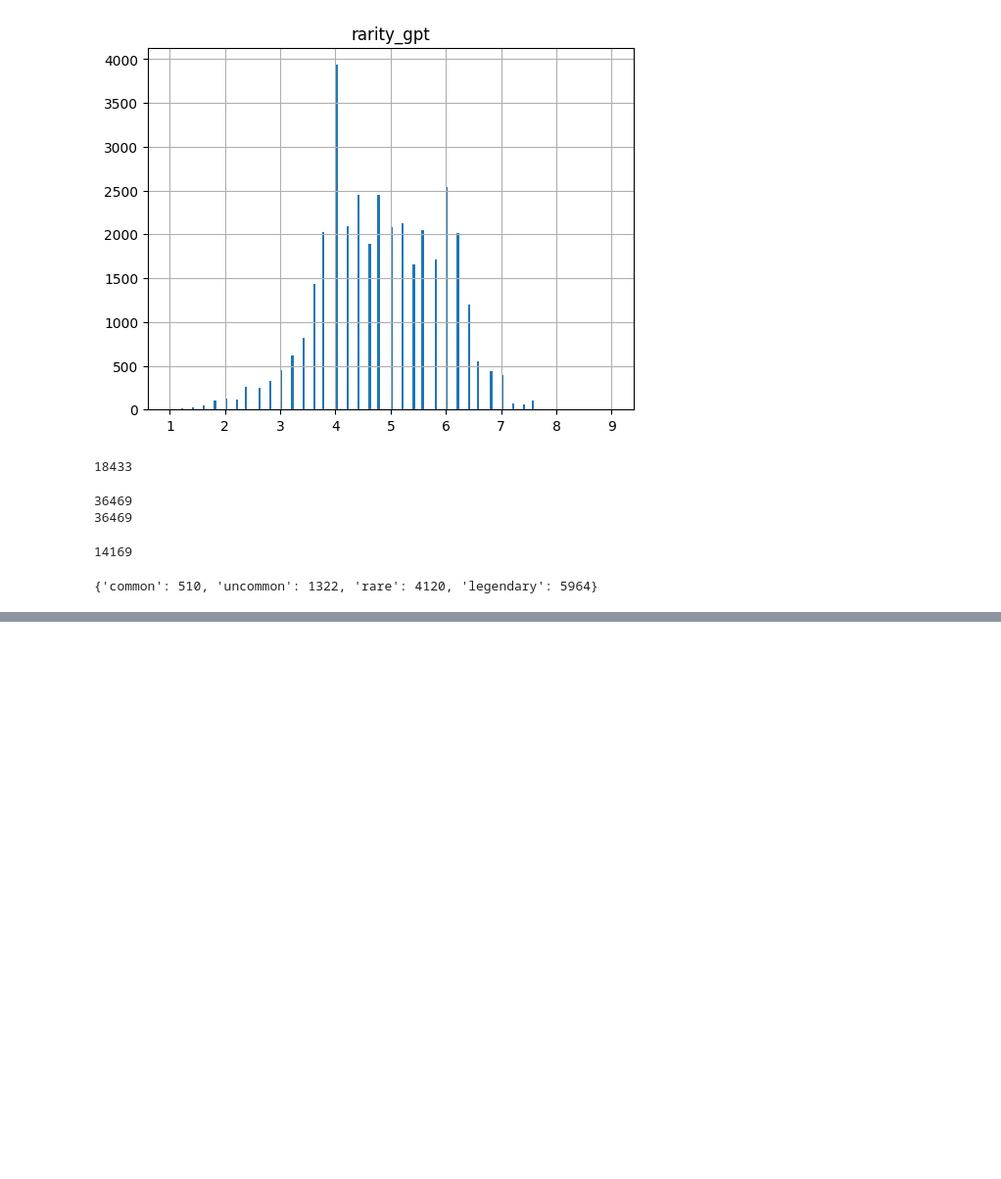
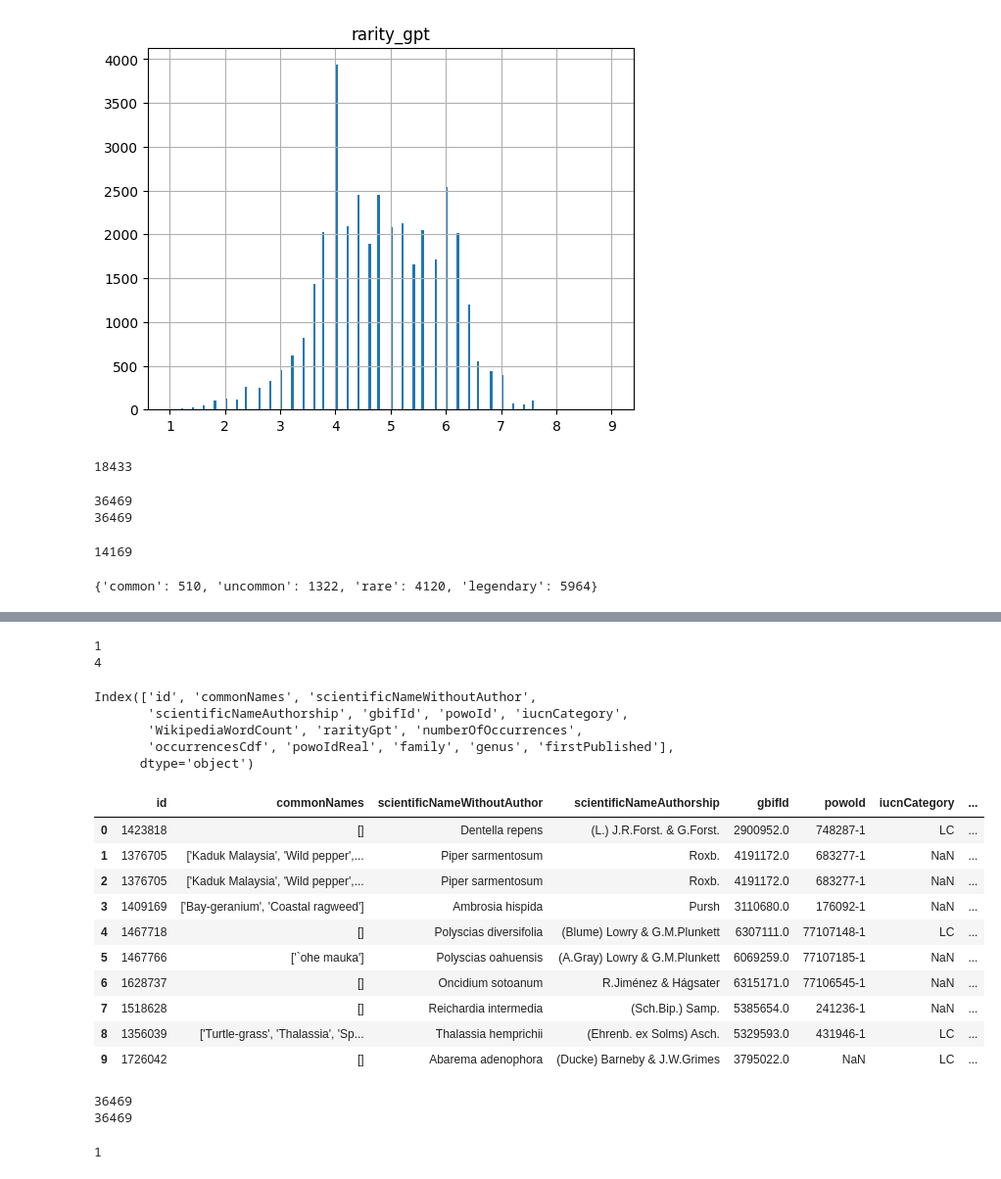
Before and after one commit to eleurent/nature-go, a Jupyter notebook: backend/generation/finalize_database.ipynb, the cells around one changed output, grey strips where cells are left out. Shown at 98% size. Drawn from its saved outputs; the diff is of its cells as text; code cells hidden in the pictures; blank space fills up the shorter version.

Commit message:
feat: new data

```diff
--- a/backend/generation/finalize_database.ipynb
+++ b/backend/generation/finalize_database.ipynb
@@ -40,6 +40,8 @@ print(len(merged_df))
 sum(merged_df['numberOfOccurrences'] > 0)
 # %% [output]
 14169
+# %%
+merged_df.drop(columns=['species'], inplace=True)
 # %%
 p_rarity = {'legendary': 0.01, 'rare': 0.10, 'uncommon': 0.20, 'common': 0.68}
 
@@ -79,0 +84,24 @@ merged_df.to_csv('data/species_final.csv', index=False)
+# %%
+import re
+
+df = pd.read_csv("/home/n-grinsztajn/PycharmProjects/nature-go-wiki/data/wcvp_names.csv", delimiter='|', on_bad_lines='warn')
+print(len(df))
+df = df.loc[df['taxon_rank'] == 'Species']
+# df = df.loc[df['taxon_status'] == 'Accepted']
+print(len(df))
+
+df['first_published_str'] = df['first_published'].astype(str)
+
+# Use regular expressions to extract the first 4-digit number from each entry
+df['first_published_cleaned'] = df['first_published_str'].apply(lambda x: int(re.search(r'\d{4}', x).group()) if re.search(r'\d{4}', x) else None)
+
+# Drop rows where cleaned 'first_published' is None
+df_cleaned = df.dropna(subset=['first_published_cleaned'])
+
+# Convert to integers
+df_cleaned['first_published_cleaned'] = df_cleaned['first_published_cleaned'].astype(int)
+
+print(sum(df_cleaned['taxon_name'].duplicated()))
+
+df_cleaned_no_duplicates = df_cleaned.loc[df['taxon_status'] == 'Accepted']
+print(sum(df_cleaned_no_duplicates['taxon_name'].duplicated()))
@@ -79,0 +140,3 @@ merged_df.to_csv('data/species_final.csv', index=False)
+# %%
+# df_final_final = pd.merge(merged_df, df_cleaned[['taxon_name', 'powo_id', 'family', 'genus', 'first_published_cleaned']], how='left', left_on='scientificNameWithoutAuthor', right_on='taxon_name')
+df_final_final = pd.merge(merged_df, df_cleaned[['taxon_name', 'powo_id', 'family', 'genus', 'first_published_cleaned']], how='left', left_on='powoId', right_on='powo_id')
@@ -79,0 +158,17 @@ merged_df.to_csv('data/species_final.csv', index=False)
+# %%
+na_rows = df_final_final[df_final_final['family'].isna()]
+updated_na_rows = pd.merge(
+    na_rows.drop(columns=['taxon_name', 'family', 'genus', 'first_published_cleaned', 'powo_id']),  # Drop conflicting columns
+    df_cleaned[['taxon_name', 'powo_id', 'family', 'genus', 'first_published_cleaned']],
+    how='left',
+    left_on='scientificNameWithoutAuthor',
+    right_on='taxon_name'
+)
+df_final_final = df_final_final.dropna(subset=['family'])
+df_final_final = pd.concat([df_final_final, updated_na_rows], ignore_index=True)
+
+print(sum(df_final_final['powoId'].isna()))
+print(sum(df_final_final['powo_id'].isna()))
+# %% [output]
+1
+4
@@ -79,0 +181,8 @@ merged_df.to_csv('data/species_final.csv', index=False)
+# %%
+df_final_final.keys()
+# %% [output]
+Index(['id', 'commonNames', 'scientificNameWithoutAuthor',
+       'scientificNameAuthorship', 'gbifId', 'powoId', 'iucnCategory',
+       'WikipediaWordCount', 'rarityGpt', 'numberOfOccurrences',
+       'occurrencesCdf', 'powoIdReal', 'family', 'genus', 'firstPublished'],
+      dtype='object')
@@ -79,0 +191,24 @@ merged_df.to_csv('data/species_final.csv', index=False)
+# %%
+updated_na_rows
+# %% [output]
+|  | id | commonNames | scientificNameWithoutAuthor | scientificNameAuthorship | gbifId | powoId | iucnCategory | ... |
+| 0 | 1423818 | [] | Dentella repens | (L.) J.R.Forst. & G.Forst. | 2900952.0 | 748287-1 | LC | ... |
+| 1 | 1376705 | ['Kaduk Malaysia', 'Wild pepper',... | Piper sarmentosum | Roxb. | 4191172.0 | 683277-1 | NaN | ... |
+| 2 | 1376705 | ['Kaduk Malaysia', 'Wild pepper',... | Piper sarmentosum | Roxb. | 4191172.0 | 683277-1 | NaN | ... |
+| 3 | 1409169 | ['Bay-geranium', 'Coastal ragweed'] | Ambrosia hispida | Pursh | 3110680.0 | 176092-1 | NaN | ... |
+| 4 | 1467718 | [] | Polyscias diversifolia | (Blume) Lowry & G.M.Plunkett | 6307111.0 | 77107148-1 | LC | ... |
+| 5 | 1467766 | ['`ohe mauka'] | Polyscias oahuensis | (A.Gray) Lowry & G.M.Plunkett | 6069259.0 | 77107185-1 | NaN | ... |
+| 6 | 1628737 | [] | Oncidium sotoanum | R.Jiménez & Hágsater | 6315171.0 | 77106545-1 | NaN | ... |
+| 7 | 1518628 | [] | Reichardia intermedia | (Sch.Bip.) Samp. | 5385654.0 | 241236-1 | NaN | ... |
+| 8 | 1356039 | ['Turtle-grass', 'Thalassia', 'Sp... | Thalassia hemprichii | (Ehrenb. ex Solms) Asch. | 5329593.0 | 431946-1 | LC | ... |
+| 9 | 1726042 | [] | Abarema adenophora | (Ducke) Barneby & J.W.Grimes | 3795022.0 | NaN | LC | ... |
+# %%
+print(len(merged_df))
+print(len(df_final_final))
+# %% [output]
+36469
+36469
+# %%
+sum(df_rarity['powoId'].isna())
+# %% [output]
+1
```
Also changed, not shown: parts of 20 cells of this notebook, 1 other file.
